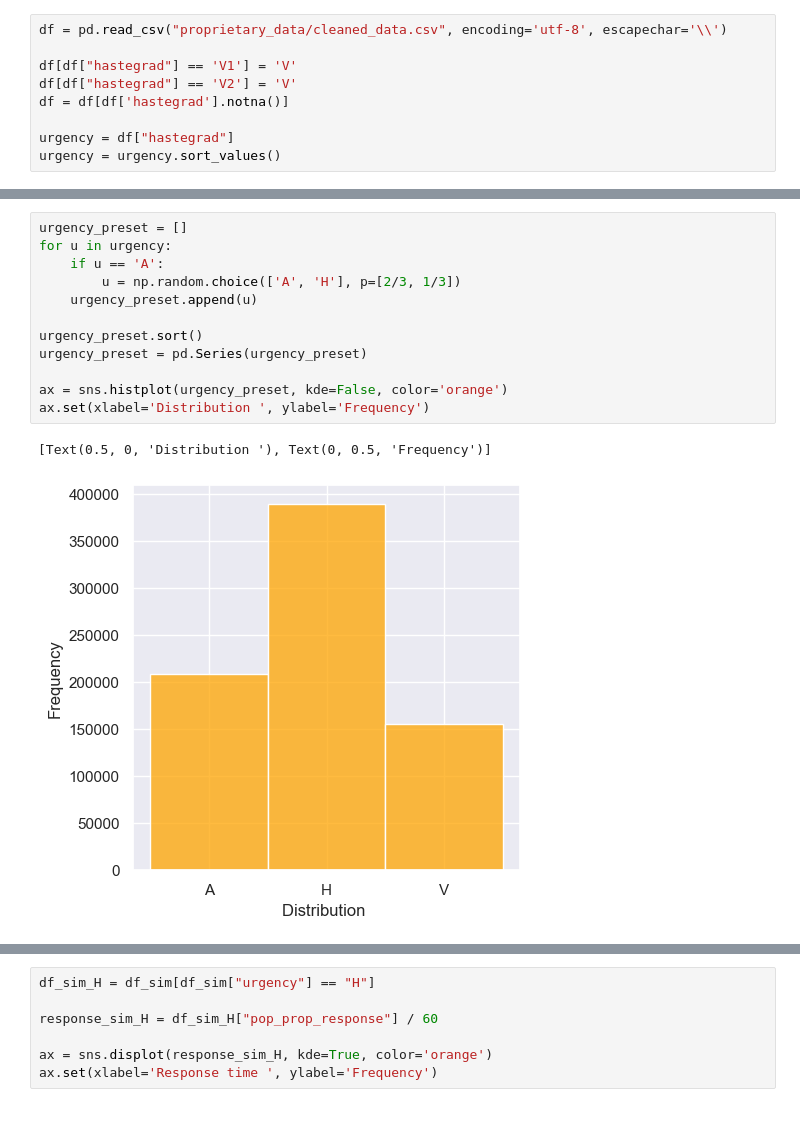
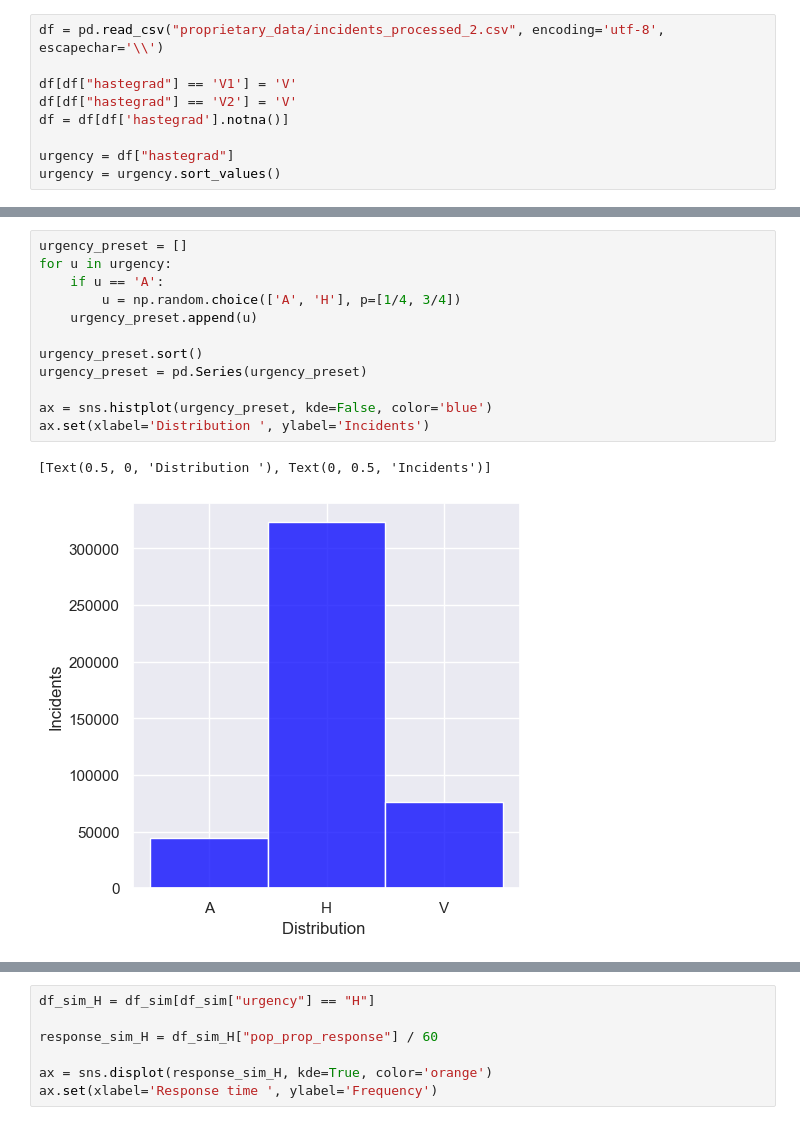
Before and after one commit to erikmoh/ambulance-optimization, a Jupyter notebook: scripts/prob_dist.ipynb, the cells around one changed output, grey strips where cells are left out. Drawn from its saved outputs; the diff is of its cells as text.

```diff
--- a/scripts/prob_dist.ipynb
+++ b/scripts/prob_dist.ipynb
@@ -51,5 +163,5 @@ ax.set(xlabel='Response time ', ylabel='Frequency')
 # %%
-df = pd.read_csv("proprietary_data/cleaned_data.csv", encoding='utf-8', escapechar='\\')
+df = pd.read_csv("proprietary_data/incidents_processed_2.csv", encoding='utf-8', escapechar='\\')
 
 df[df["hastegrad"] == 'V1'] = 'V'
 df[df["hastegrad"] == 'V2'] = 'V'
@@ -66,16 +178,16 @@ ax.set(xlabel='Distribution ', ylabel='Frequency')
 # %%
 urgency_preset = []
 for u in urgency:
     if u == 'A':
-        u = np.random.choice(['A', 'H'], p=[2/3, 1/3])
+        u = np.random.choice(['A', 'H'], p=[1/4, 3/4])
     urgency_preset.append(u)
 
 urgency_preset.sort()
 urgency_preset = pd.Series(urgency_preset)
 
-ax = sns.histplot(urgency_preset, kde=False, color='orange')
-ax.set(xlabel='Distribution ', ylabel='Frequency')
+ax = sns.histplot(urgency_preset, kde=False, color='blue')
+ax.set(xlabel='Distribution ', ylabel='Incidents')
 # %% [output]
-[Text(0.5, 0, 'Distribution '), Text(0, 0.5, 'Frequency')]
+[Text(0.5, 0, 'Distribution '), Text(0, 0.5, 'Incidents')]
-[figure, old version]
+[figure, new version]
 # %%
```
Also changed, not shown: parts of 15 cells of this notebook, 11 other files.
